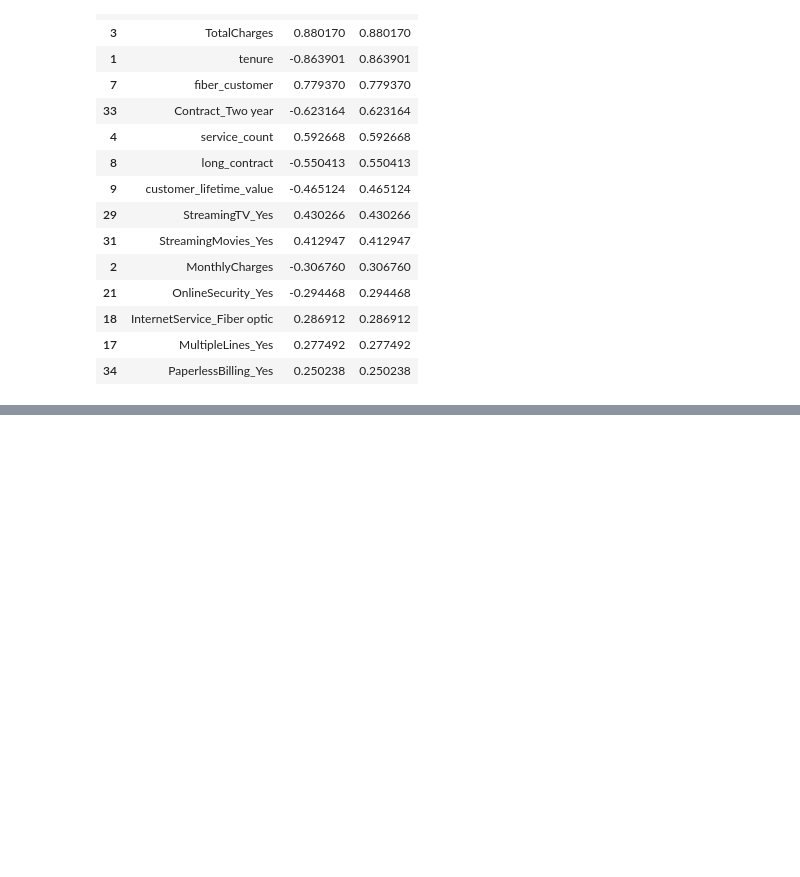
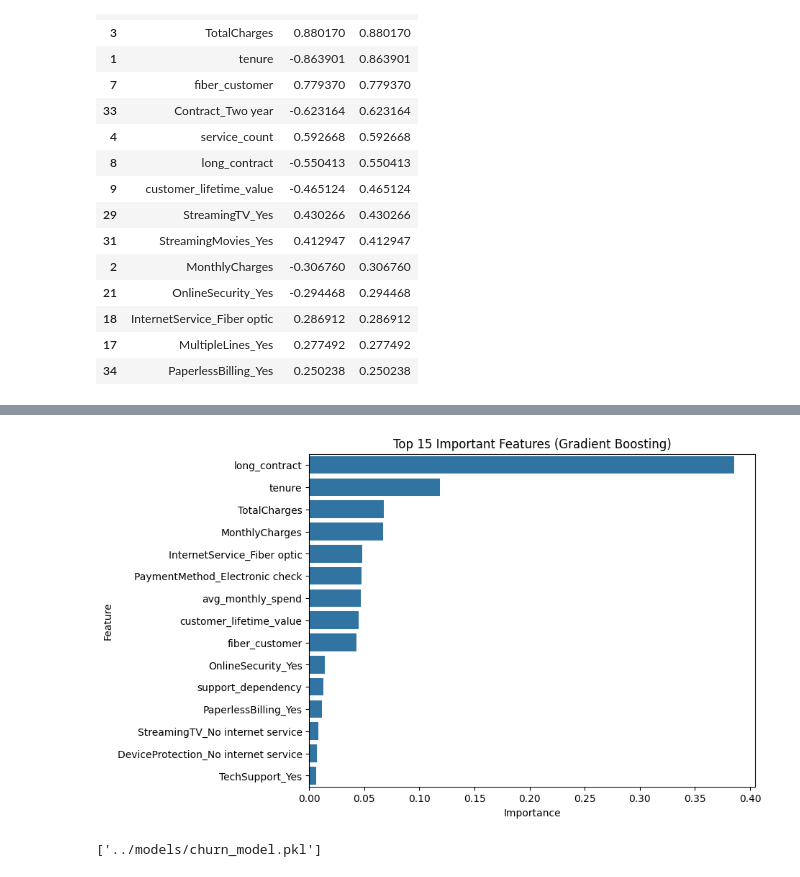
Before and after one commit to deekshitha9131/telecom_churn_analysis, a Jupyter notebook: notebooks/05_modeling.ipynb, the cells around one changed output, grey strips where cells are left out. Saved outputs shown, nothing was run; the diff lists cells and outputs as text; code cells hidden in the pictures; blank space fills up the shorter version.

```diff
--- a/notebooks/05_modeling.ipynb
+++ b/notebooks/05_modeling.ipynb
@@ -201,0 +332,12 @@ comparison
+# %%
+gb_importance = pd.DataFrame({
+    "Feature": X_train.columns,
+    "Importance": gb.feature_importances_
+})
+
+gb_importance = gb_importance.sort_values(
+    "Importance",
+    ascending=False
+)
+
+gb_importance.head(15)
@@ -201,0 +361,16 @@ comparison
+# %%
+top_features = gb_importance.head(15)
+
+plt.figure(figsize=(8,6))
+
+sns.barplot(
+    data=top_features,
+    x="Importance",
+    y="Feature"
+)
+
+plt.title("Top 15 Important Features (Gradient Boosting)")
+
+plt.show()
+# %% [output]
+[figure, added]
@@ -201,0 +379,6 @@ comparison
+# %%
+import joblib
+
+joblib.dump(best_model, "../models/churn_model.pkl")
+# %% [output]
+['../models/churn_model.pkl']
```
Also changed, not shown: parts of 16 cells of this notebook, 2 other files.
